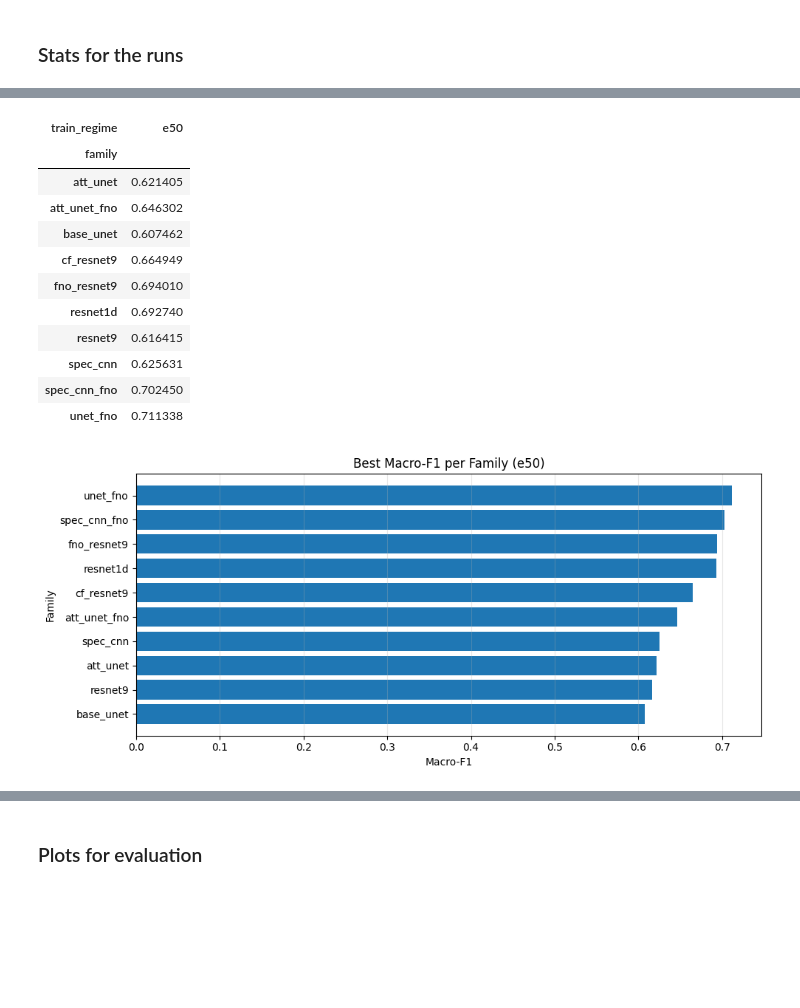
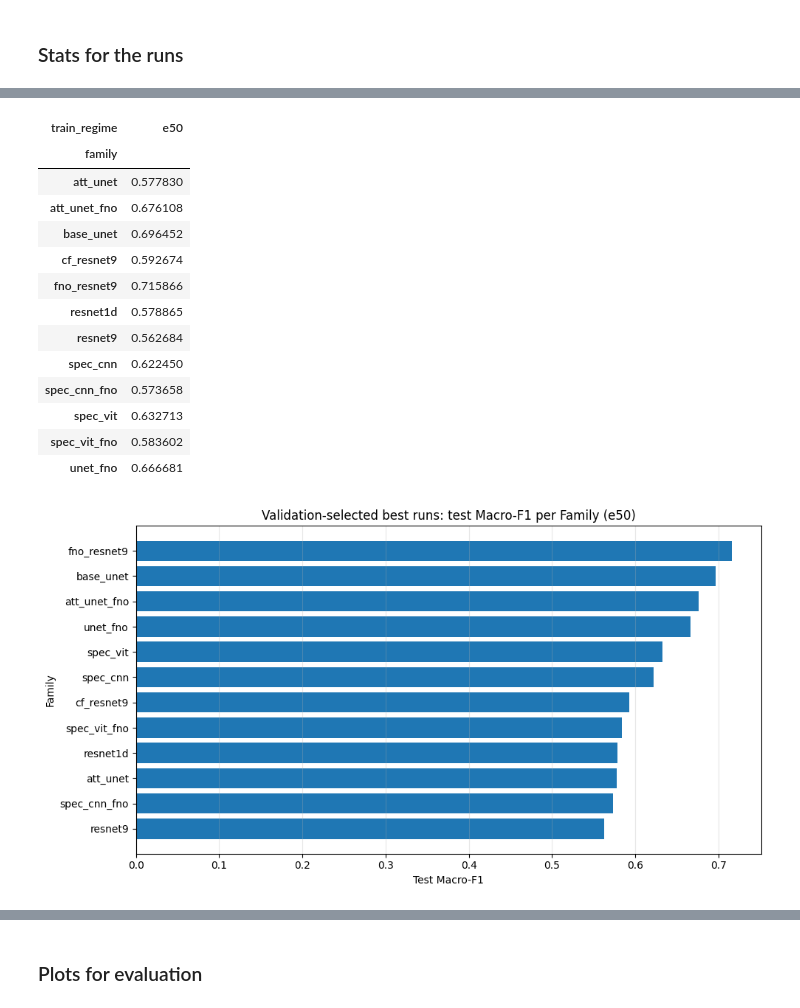
Before and after one commit to Hontika/Applying_Fourier_Neural_Operators_to_ECG_Time-Series_Classification, a Jupyter notebook: Pipeline.ipynb, the cells around one changed output, grey strips where cells are left out. Cells and saved outputs as stored; diff of their text form; code cells hidden in the pictures; blank space fills up the shorter version.

```diff
--- a/Pipeline.ipynb
+++ b/Pipeline.ipynb
@@ -2232,20 +2364,20 @@ Fixing the missing runs
 # %%
 # ===========================================================
 # Run missing current-architecture jobs only
-#   Use this when old/legacy runs exist but some temporal_head_v1 jobs are missing.
+#   Use this when old/legacy runs exist but some macro_f1_seeded_v1 jobs are missing.
 #   Dynamic: compares expected grid jobs against completed filesystem configs.
 # ===========================================================
 
 from collections import Counter
 import time
 
-RUN_MISSING_JOBS = True
+RUN_MISSING_JOBS = False
 MAX_MISSING_JOBS = None  # Set to an int for a small test batch, e.g. 5
 
 MISSING_JOB_FAMILY_ORDER = [
     "base_unet", "unet_fno", "att_unet", "att_unet_fno",
     "resnet1d", "resnet9", "cf_resnet9", "fno_resnet9",
-    "spec_cnn", "spec_cnn_fno", "spec_vit",
+    "spec_cnn", "spec_cnn_fno", "spec_vit", "spec_vit_fno",
 ]
 
 required_helpers = [
@@ -2738,7 +2889,7 @@ Rows: 50 | groups: 10
 # %%
 # ===========================================================
-# Compare regimes within each family (using best per regime)
-#   Table + quick plot (macro-F1)
+# Compare regimes within each family using validation-selected best runs
+#   Plots the held-out test macro-F1 outcome for those selected runs.
 # ===========================================================
 
 import pandas as pd
@@ -2767,7 +2918,7 @@ df_best_regime = df_best_regime.dropna(subset=["macro_f1"])
 if df_best_regime.empty:
     raise RuntimeError("No valid rows found in eval_best_per_family_per_regime.csv after cleaning macro_f1.")
 
-# Pivot table: rows=family, cols=regime, values=macro_f1
+# Pivot table: rows=family, cols=regime, values=held-out test macro-F1.
 pivot = df_best_regime.pivot_table(
     index="family",
     columns="train_regime",
@@ -2784,48 +2935,50 @@ if len(regimes) == 1:
     regime = regimes[0]
     plot_df = (
         df_best_regime[df_best_regime["train_regime"] == regime]
         .sort_values("macro_f1", ascending=False)
         .reset_index(drop=True)
     )
 
     plt.figure(figsize=(10, max(4, 0.45 * len(plot_df))))
     plt.barh(plot_df["family"], plot_df["macro_f1"])
     plt.gca().invert_yaxis()
-    plt.title(f"Best Macro-F1 per Family ({regime})")
-    plt.xlabel("Macro-F1")
+    plt.title(f"Validation-selected best runs: test Macro-F1 per Family ({regime})")
+    plt.xlabel("Test Macro-F1")
     plt.ylabel("Family")
     plt.grid(axis="x", alpha=0.3)
     plt.tight_layout()
     plt.show()
 else:
     plt.figure(figsize=(10, max(4, 0.7 * len(pivot.index))))
     for fam in list(pivot.index):
         vals = pivot.loc[fam].dropna()
         xs = list(vals.index)
         ys = list(vals.values)
         plt.plot(xs, ys, marker="o", label=fam)
 
-    plt.title("Best Macro-F1 per Training Regime")
-    plt.ylabel("Macro-F1")
+    plt.title("Validation-selected best runs: test Macro-F1 per Training Regime")
+    plt.ylabel("Test Macro-F1")
     plt.xlabel("Training Regime")
     plt.grid(alpha=0.3)
     plt.legend(bbox_to_anchor=(1.02, 1), loc="upper left")
     plt.tight_layout()
     plt.show()
 # %% [output]
 | train_regime | e50 |
 | family |  |
-| att_unet | 0.621405 |
-| att_unet_fno | 0.646302 |
-| base_unet | 0.607462 |
-| cf_resnet9 | 0.664949 |
-| fno_resnet9 | 0.694010 |
-| resnet1d | 0.692740 |
-| resnet9 | 0.616415 |
-| spec_cnn | 0.625631 |
-| spec_cnn_fno | 0.702450 |
-| unet_fno | 0.711338 |
+| att_unet | 0.577830 |
+| att_unet_fno | 0.676108 |
+| base_unet | 0.696452 |
+| cf_resnet9 | 0.592674 |
+| fno_resnet9 | 0.715866 |
+| resnet1d | 0.578865 |
+| resnet9 | 0.562684 |
+| spec_cnn | 0.622450 |
+| spec_cnn_fno | 0.573658 |
+| spec_vit | 0.632713 |
+| spec_vit_fno | 0.583602 |
+| unet_fno | 0.666681 |
-[figure, old version]
+[figure, new version]
 # %%
 # ===========================================================
 # Best overall per family (best regime picked per family)
```
Also changed, not shown: parts of 19 cells of this notebook, 36 other files.
